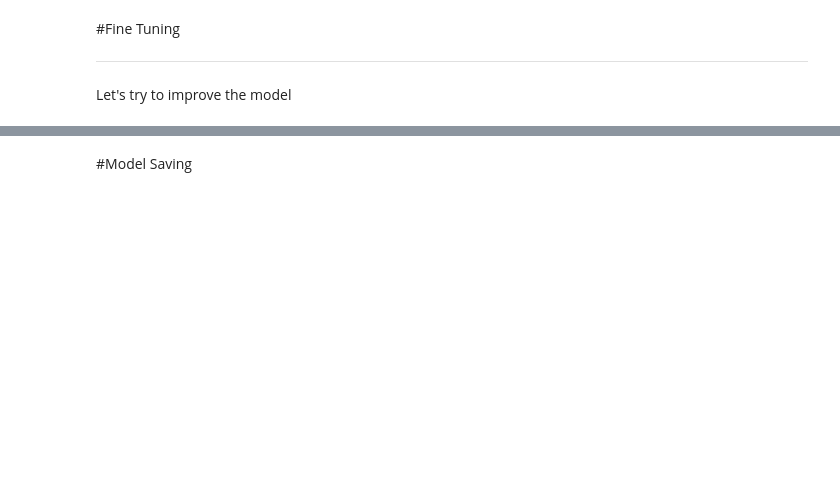
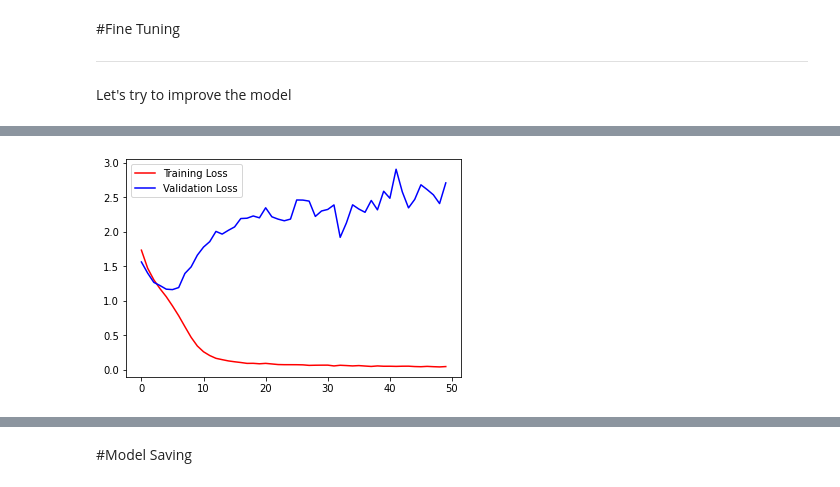
Before and after one commit to amankrpandey1/face-emotion-detection-using-cnn-and-opencv, a Jupyter notebook: emotion_detection.ipynb, the cells around one changed output, grey strips where cells are left out. Saved outputs shown, nothing was run; the diff lists cells and outputs as text; code cells hidden in the pictures; blank space fills up the shorter version.

```diff
--- a/emotion_detection.ipynb
+++ b/emotion_detection.ipynb
@@ -474,0 +490,14 @@ check_images(X_test,y_pred,emotions)
+# %%
+# loss and accuracy
+
+model = cnn_model()
+model.compile(optimizer=Adam(learning_rate=0.0001),loss='categorical_crossentropy',metrics=['accuracy'])
+
+history = model.fit(
+    X_train,
+    y_train,
+    batch_size=64,
+    epochs=50,
+    callbacks=checkpointer,
+    validation_data=(X_val,y_val)
+)
@@ -475,3 +522,7 @@ check_images(X_test,y_pred,emotions)
+# %%
+loss_plot(history)
+# %% [output]
+[figure, added]
 # %%
 print(classification_report(np.argmax(y_test, axis = 1 ),y_pred,digits=3))
 # %% [output]
```
Also changed, not shown: parts of 46 cells of this notebook.
